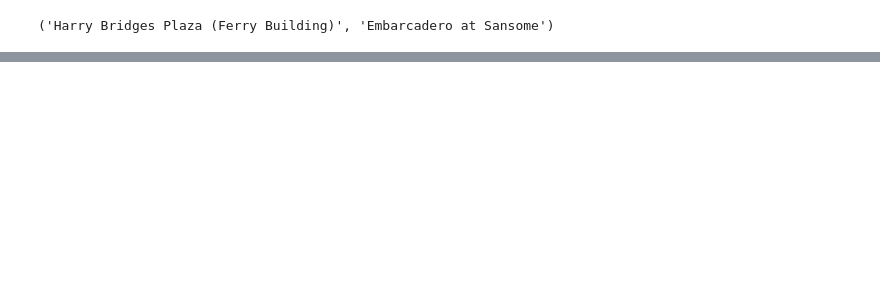
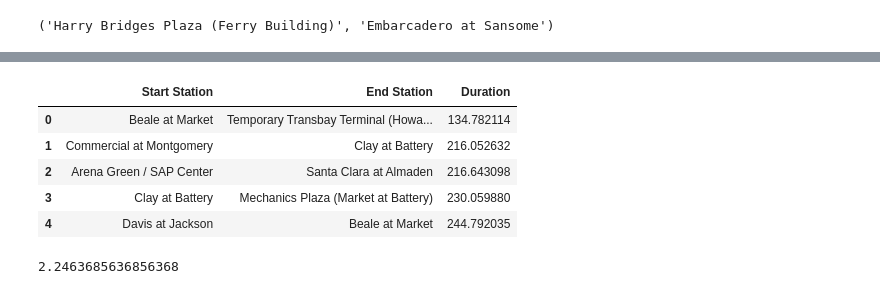
Before and after one commit to seszter/babs, a Jupyter notebook: Basic statistics.ipynb, the cells around one changed output, grey strips where cells are left out. Cells and saved outputs as stored; diff of their text form; code cells hidden in the pictures; blank space fills up the shorter version.

Commit message:
calculated fastest route

```diff
--- a/Basic statistics.ipynb
+++ b/Basic statistics.ipynb
@@ -108,0 +130,21 @@ most_popular_start.values[0], most_popular_end.values[0]
+# %%
+# finding the fastest route on average
+route_duration = trip_df.groupby([trip_df['Start Station'], trip_df['End Station']])['Duration'].mean()
+# %%
+route_duration_df = pd.DataFrame(route_duration)
+# %%
+route_duration_df.reset_index(inplace=True)
+# %%
+route_duration_df.sort('Duration').head()
+# %% [output]
+|  | Start Station | End Station | Duration |
+| 0 | Beale at Market | Temporary Transbay Terminal (Howa... | 134.782114 |
+| 1 | Commercial at Montgomery | Clay at Battery | 216.052632 |
+| 2 | Arena Green / SAP Center | Santa Clara at Almaden | 216.643098 |
+| 3 | Clay at Battery | Mechanics Plaza (Market at Battery) | 230.059880 |
+| 4 | Davis at Jackson | Beale at Market | 244.792035 |
+# %%
+# converting to minuts
+route_duration_df.sort('Duration')['Duration'][0]/60
+# %% [output]
+2.2463685636856368
```
Also changed, not shown: parts of 4 cells of this notebook.
